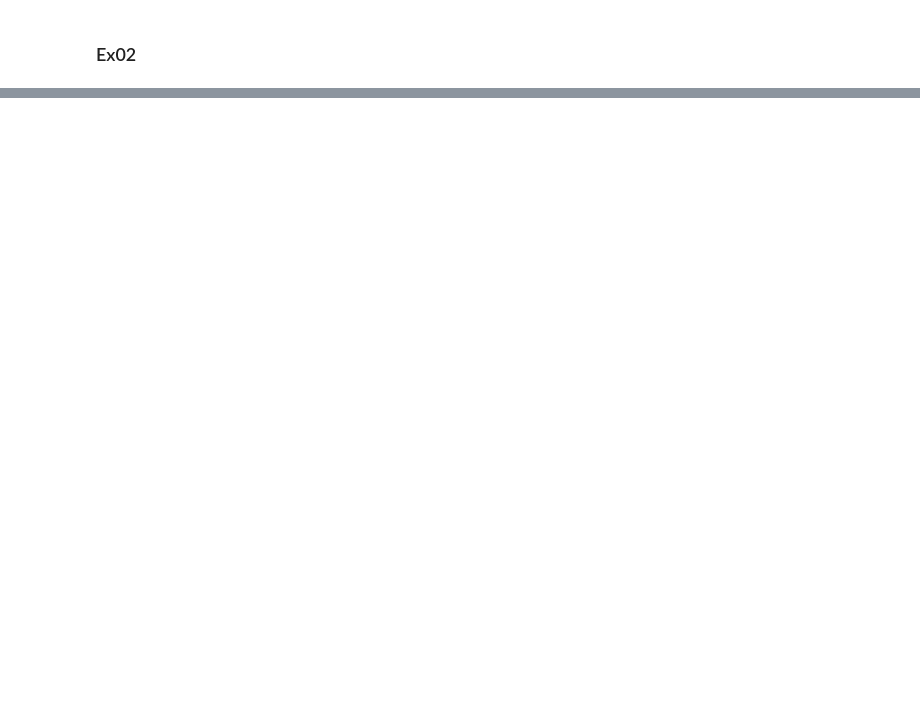
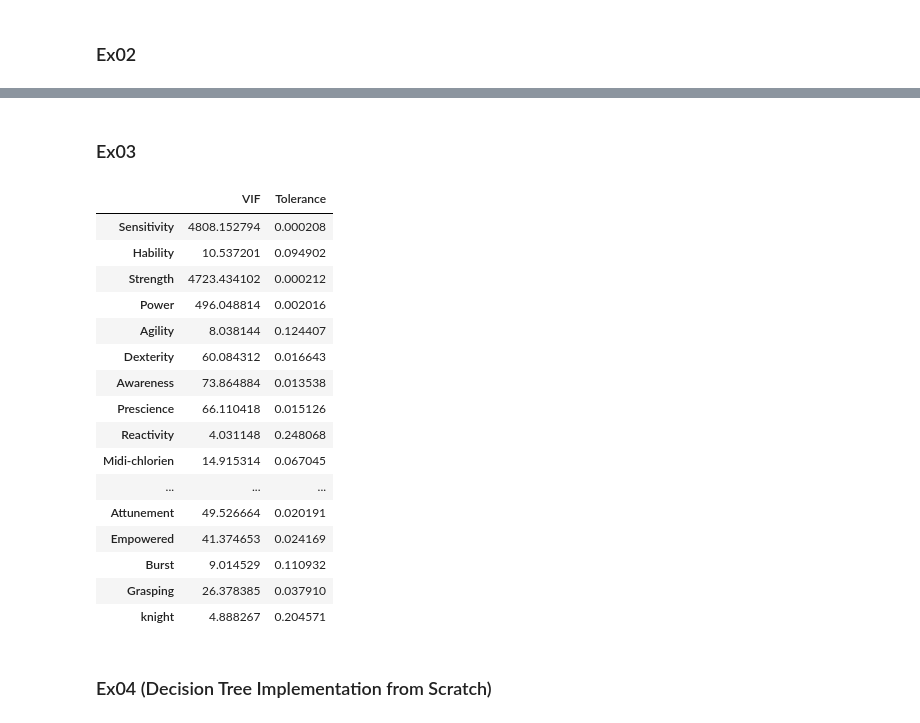
Before and after one commit to ayoubabounakif/data-science-modules, a Jupyter notebook: notebook_m04.ipynb, the cells around one changed output, grey strips where cells are left out. Saved outputs shown, nothing was run; the diff lists cells and outputs as text; code cells hidden in the pictures; blank space fills up the shorter version.

Commit message:
[DS][WIP] Implementation of DecisionTree

```diff
--- a/notebook_m04.ipynb
+++ b/notebook_m04.ipynb
@@ -158,2 +160,34 @@ Cumulative Variances (Percentage):
  100.        ]
 [figure]
+# %% [markdown]
+### Ex03
+# %%
+vif_data = pd.DataFrame()
+vif_data["VIF"] = [variance_inflation_factor(train_knight_scaled.values, i)
+                          for i in range(len(train_knight_scaled.columns))]
+vif_data["Tolerance"] = [1 / vif_data['VIF'][i] for i in range(len(vif_data['VIF']))]
+vif_data.set_index(train_knight_scaled.columns, inplace=True)
+
+vif_data
+
+# print(vif_data[vif_data['VIF'] < 5])
+# %% [output]
+|  | VIF | Tolerance |
+| Sensitivity | 4808.152794 | 0.000208 |
+| Hability | 10.537201 | 0.094902 |
+| Strength | 4723.434102 | 0.000212 |
+| Power | 496.048814 | 0.002016 |
+| Agility | 8.038144 | 0.124407 |
+| Dexterity | 60.084312 | 0.016643 |
+| Awareness | 73.864884 | 0.013538 |
+| Prescience | 66.110418 | 0.015126 |
+| Reactivity | 4.031148 | 0.248068 |
+| Midi-chlorien | 14.915314 | 0.067045 |
+| ... | ... | ... |
+| Attunement | 49.526664 | 0.020191 |
+| Empowered | 41.374653 | 0.024169 |
+| Burst | 9.014529 | 0.110932 |
+| Grasping | 26.378385 | 0.037910 |
+| knight | 4.888267 | 0.204571 |
+# %% [markdown]
+### Ex04 (Decision Tree Implementation from Scratch)
```
Also changed, not shown: parts of 4 cells of this notebook.
